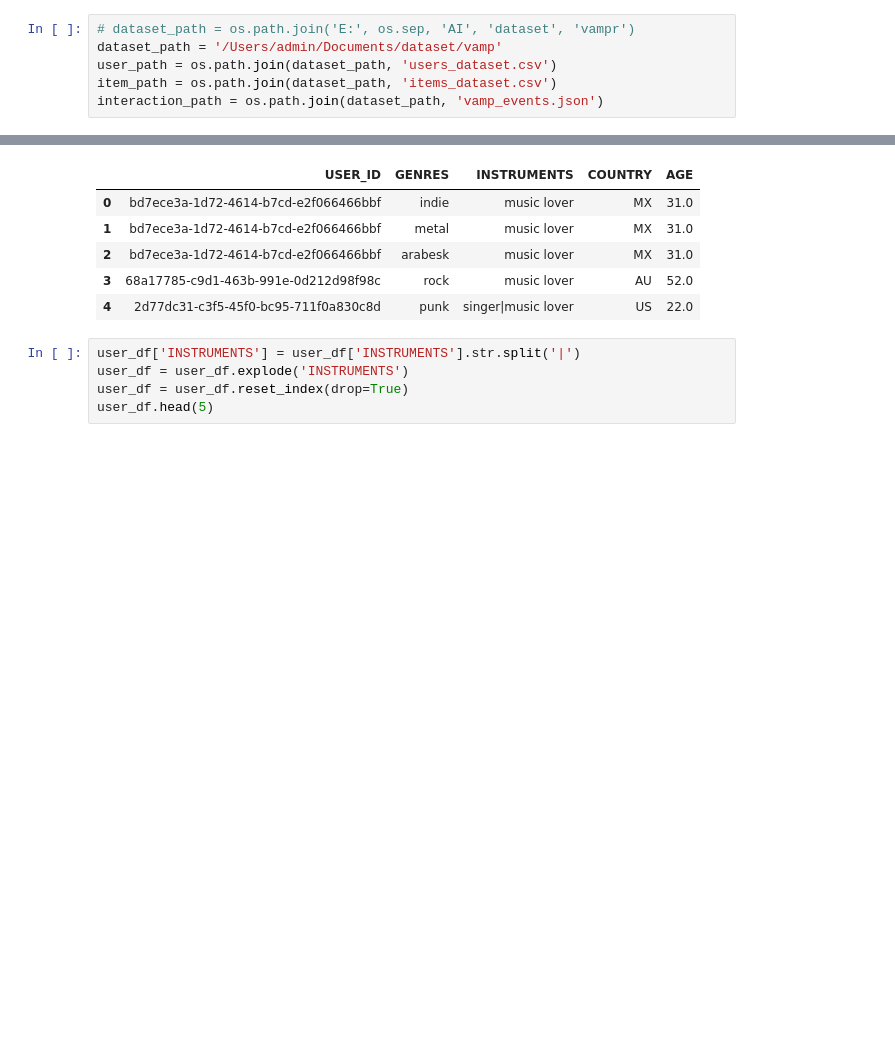
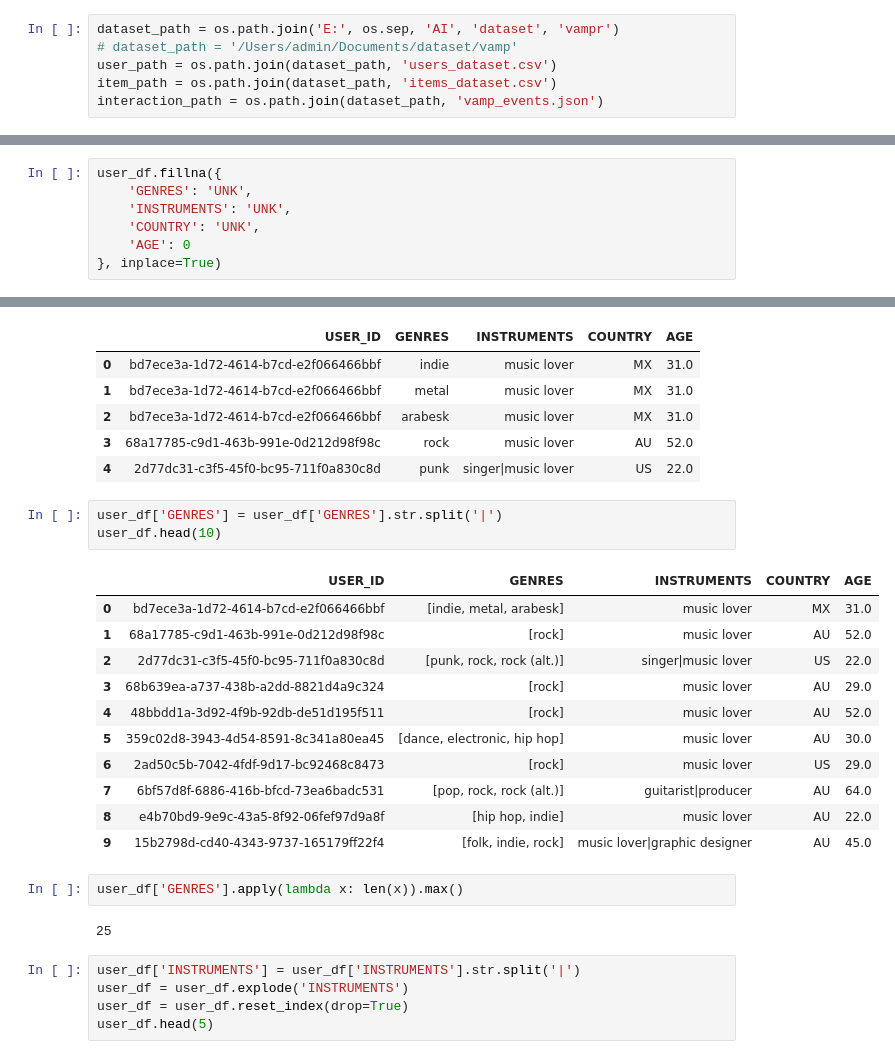
Before and after one commit to Yreus6/recommendation-mlp, a Jupyter notebook: notebooks/exploratory-data-analysis.ipynb, the cells around one changed output, grey strips where cells are left out. Cells and saved outputs as stored; diff of their text form; blank space fills up the shorter version.

```diff
--- a/notebooks/exploratory-data-analysis.ipynb
+++ b/notebooks/exploratory-data-analysis.ipynb
@@ -7,8 +7,8 @@ import matplotlib.pyplot as plt
 # %% [markdown]
 # Load datasets
 # %%
-# dataset_path = os.path.join('E:', os.sep, 'AI', 'dataset', 'vampr')
-dataset_path = '/Users/admin/Documents/dataset/vamp'
+dataset_path = os.path.join('E:', os.sep, 'AI', 'dataset', 'vampr')
+# dataset_path = '/Users/admin/Documents/dataset/vamp'
 user_path = os.path.join(dataset_path, 'users_dataset.csv')
 item_path = os.path.join(dataset_path, 'items_dataset.csv')
 interaction_path = os.path.join(dataset_path, 'vamp_events.json')
@@ -29,6 +29,13 @@ user_df.head(5)
 | 2 | 2d77dc31-c3f5-45f0-bc95-711f0a830c8d | punk|rock|rock (alt.) | singer|music lover | US | 22.0 |
 | 3 | 68b639ea-a737-438b-a2dd-8821d4a9c324 | rock | music lover | AU | 29.0 |
 | 4 | 48bbdd1a-3d92-4f9b-92db-de51d195f511 | rock | music lover | AU | 52.0 |
+# %%
+user_df.fillna({
+    'GENRES': 'UNK',
+    'INSTRUMENTS': 'UNK',
+    'COUNTRY': 'UNK',
+    'AGE': 0
+}, inplace=True)
 # %%
 user_df['GENRES'] = user_df['GENRES'].str.split('|')
 user_df = user_df.explode('GENRES')
@@ -41,6 +48,25 @@ user_df.head(5)
 | 2 | bd7ece3a-1d72-4614-b7cd-e2f066466bbf | arabesk | music lover | MX | 31.0 |
 | 3 | 68a17785-c9d1-463b-991e-0d212d98f98c | rock | music lover | AU | 52.0 |
 | 4 | 2d77dc31-c3f5-45f0-bc95-711f0a830c8d | punk | singer|music lover | US | 22.0 |
+# %%
+user_df['GENRES'] = user_df['GENRES'].str.split('|')
+user_df.head(10)
+# %% [output]
+|  | USER_ID | GENRES | INSTRUMENTS | COUNTRY | AGE |
+| 0 | bd7ece3a-1d72-4614-b7cd-e2f066466bbf | [indie, metal, arabesk] | music lover | MX | 31.0 |
+| 1 | 68a17785-c9d1-463b-991e-0d212d98f98c | [rock] | music lover | AU | 52.0 |
+| 2 | 2d77dc31-c3f5-45f0-bc95-711f0a830c8d | [punk, rock, rock (alt.)] | singer|music lover | US | 22.0 |
+| 3 | 68b639ea-a737-438b-a2dd-8821d4a9c324 | [rock] | music lover | AU | 29.0 |
+| 4 | 48bbdd1a-3d92-4f9b-92db-de51d195f511 | [rock] | music lover | AU | 52.0 |
+| 5 | 359c02d8-3943-4d54-8591-8c341a80ea45 | [dance, electronic, hip hop] | music lover | AU | 30.0 |
+| 6 | 2ad50c5b-7042-4fdf-9d17-bc92468c8473 | [rock] | music lover | US | 29.0 |
+| 7 | 6bf57d8f-6886-416b-bfcd-73ea6badc531 | [pop, rock, rock (alt.)] | guitarist|producer | AU | 64.0 |
+| 8 | e4b70bd9-9e9c-43a5-8f92-06fef97d9a8f | [hip hop, indie] | music lover | AU | 22.0 |
+| 9 | 15b2798d-cd40-4343-9737-165179ff22f4 | [folk, indie, rock] | music lover|graphic designer | AU | 45.0 |
+# %%
+user_df['GENRES'].apply(lambda x: len(x)).max()
+# %% [output]
+25
 # %%
 user_df['INSTRUMENTS'] = user_df['INSTRUMENTS'].str.split('|')
 user_df = user_df.explode('INSTRUMENTS')
```
Also changed, not shown: parts of 4 cells of this notebook, 9 other files.
